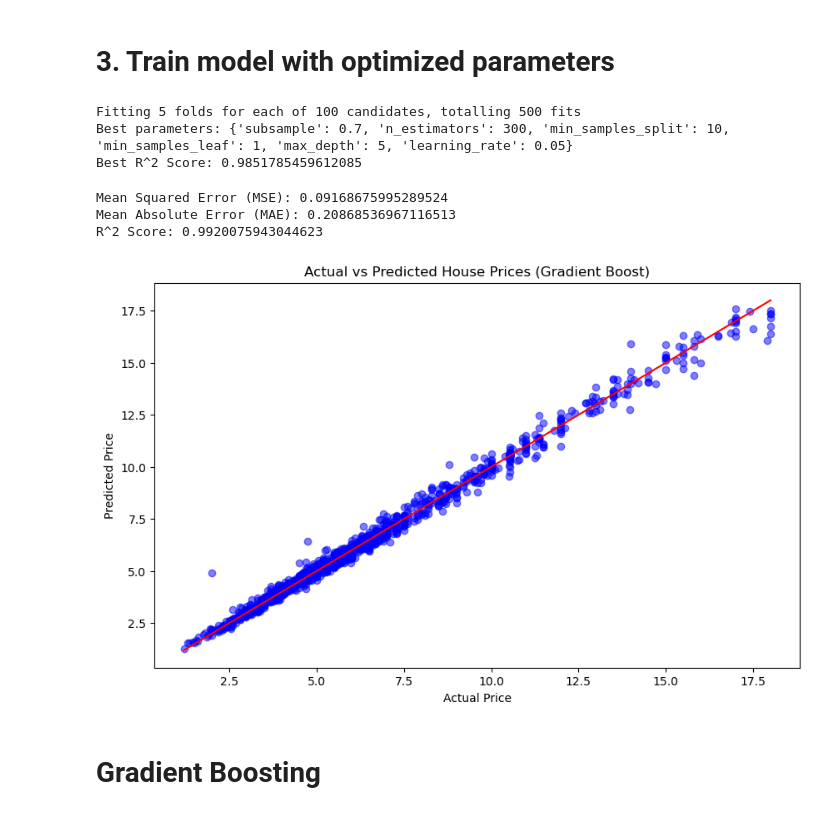
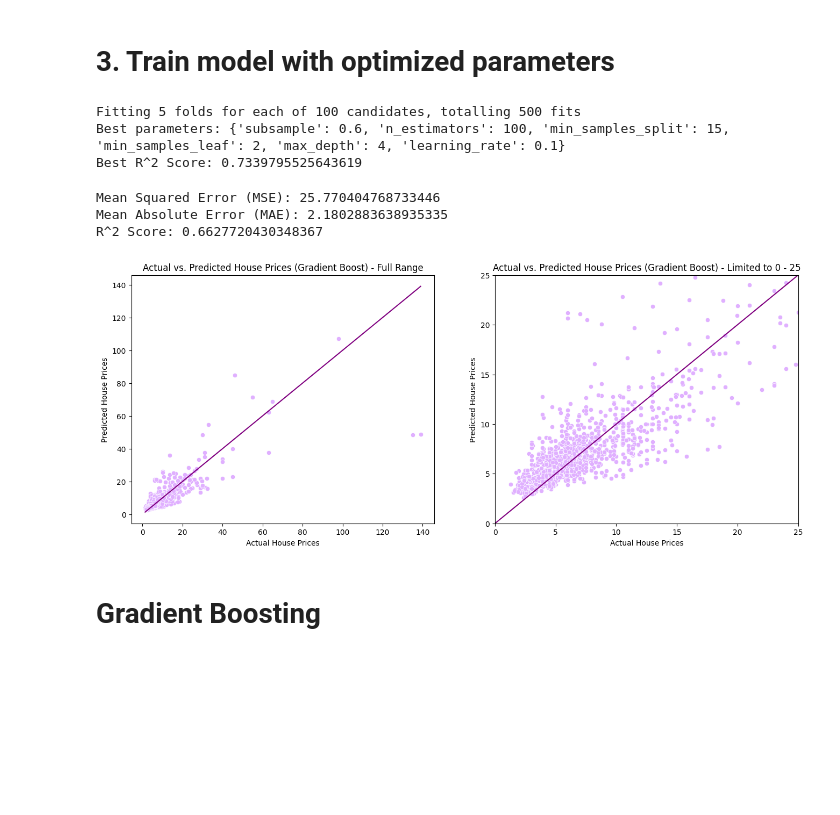
Before and after one commit to vtphatt2/House-Price-Prediction, a Jupyter notebook: GradientBoosting/GBM_Project.ipynb, the cells around one changed output. Drawn from its saved outputs; the diff is of its cells as text; code cells hidden in the pictures; blank space fills up the shorter version.

Commit message:
GradientBoosting/GBM_Project.ipynb - change plot

```diff
--- a/GradientBoosting/GBM_Project.ipynb
+++ b/GradientBoosting/GBM_Project.ipynb
@@ -7,7 +8,7 @@ import matplotlib.pyplot as plt
 # %%
 # Load the data
 
-file_path = 'C:\\Users\\Windows\\Desktop\\House-Price-Prediction\\Data\\clean_data.csv'
+file_path = '../Data/clean_data.csv'
 data = pd.read_csv(file_path)
 # %%
 data.head()
@@ -36,7 +37,7 @@ Month               0
 dtype: int64
 # %%
 # Split the dataset into features (X) and target variable (Y)
-X = data.drop(columns = ['No', 'Price'])
+X = data.drop(columns = ['No', 'Price', 'Price_per_sqm'])
 Y = data['Price']
 # %%
 # Scaling numerical variables
@@ -125,8 +126,8 @@ print(f"Best R^2 Score: {random_search.best_score_}")
 best_model = random_search.best_estimator_
 # %% [output]
 Fitting 5 folds for each of 100 candidates, totalling 500 fits
-Best parameters: {'subsample': 0.7, 'n_estimators': 300, 'min_samples_split': 10, 'min_samples_leaf': 1, 'max_depth': 5, 'learning_rate': 0.05}
-Best R^2 Score: 0.9851785459612085
+Best parameters: {'subsample': 0.6, 'n_estimators': 100, 'min_samples_split': 15, 'min_samples_leaf': 2, 'max_depth': 4, 'learning_rate': 0.1}
+Best R^2 Score: 0.7339795525643619
 # %%
 from sklearn.metrics import mean_squared_error, mean_absolute_error, r2_score
 
@@ -141,23 +142,36 @@ print(f"Mean Squared Error (MSE): {mse}")
 print(f"Mean Absolute Error (MAE): {mae}")
 print(f"R^2 Score: {r2}")
 # %% [output]
-Mean Squared Error (MSE): 0.09168675995289524
-Mean Absolute Error (MAE): 0.20868536967116513
-R^2 Score: 0.9920075943044623
+Mean Squared Error (MSE): 25.770404768733446
+Mean Absolute Error (MAE): 2.1802883638935335
+R^2 Score: 0.6627720430348367
-# %%
-# Visualize the plot comparing predicted results with actual data on testing dataset
-
-import matplotlib.pyplot as plt
-
-plt.figure(figsize=(10, 6))
-plt.scatter(Y_test.values, predictions, color='blue', alpha=0.5)
-plt.plot([min(Y_test.values), max(Y_test.values)], [min(Y_test.values), max(Y_test.values)], color='red')
-plt.title('Actual vs Predicted House Prices (Gradient Boost)')
-plt.xlabel('Actual Price')
-plt.ylabel('Predicted Price')
-plt.show()
-# %% [output]
-[figure, removed]
+# %%
+# Visualize the plot comparing predicted results with actual data on testing dataset
+fig, axes = plt.subplots(1, 2, figsize=(16, 6))
+
+# Plot for Lasso Regression full range
+sns.scatterplot(x = Y_test.values, y = predictions, color = '#E0B0FF', ax=axes[0])
+axes[0].plot([Y_test.values.min(), Y_test.values.max()], [Y_test.values.min(), Y_test.values.max()], color = 'purple', linestyle = '-')
+axes[0].set_title('Actual vs. Predicted House Prices (Gradient Boost) - Full Range')
+axes[0].set_xlabel('Actual House Prices')
+axes[0].set_ylabel('Predicted House Prices')
+axes[0].grid(False)
+
+# Plot for Lasso Regression limited
+sns.scatterplot(x = Y_test.values, y = predictions, color = '#E0B0FF', ax=axes[1])
+axes[1].plot([0, 25], [0, 25], color = 'purple', linestyle = '-')
+axes[1].set_title('Actual vs. Predicted House Prices (Gradient Boost) - Limited to 0 - 25')
+axes[1].set_xlabel('Actual House Prices')
+axes[1].set_ylabel('Predicted House Prices')
+axes[1].set_xlim(0, 25)
+axes[1].set_ylim(0, 25)
+axes[1].grid(False)
+
+
+plt.grid(False)
+plt.show()
+# %% [output]
+[figure, added]
 # %% [markdown]
 # **Gradient Boosting**
 # %% [markdown]
```
Also changed, not shown: parts of 1 cell of this notebook.
